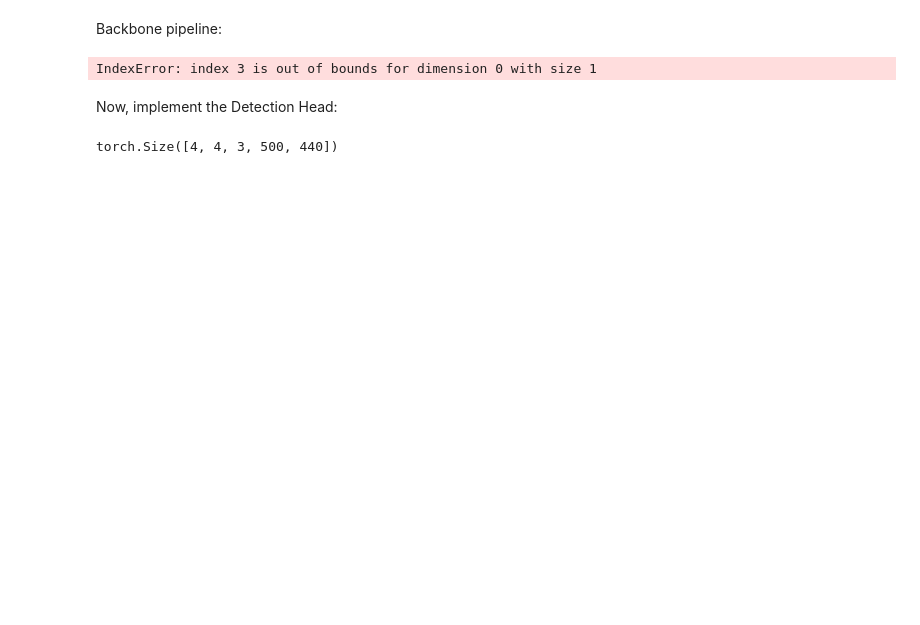
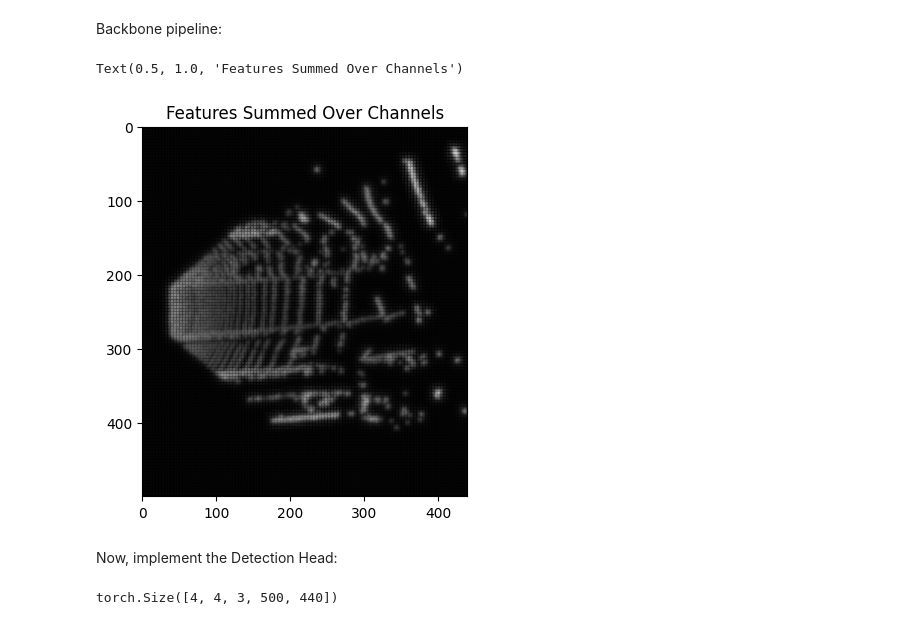
Before and after one commit to YouBotica/PointPillars, a Jupyter notebook: Implementation/PointPillarsNotebook.ipynb, the cells around one changed output. Drawn from its saved outputs; the diff is of its cells as text; code cells hidden in the pictures; blank space fills up the shorter version.

```diff
--- a/Implementation/PointPillarsNotebook.ipynb
+++ b/Implementation/PointPillarsNotebook.ipynb
@@ -189,16 +167,17 @@ Backbone pipeline:
 # %%
 # Forward pass through the backbone:
 
 backbone = BackBone(in_channels=64, out_channels=64, device=device)
-backbone_features = backbone(pseudo_image)
+backbone_features = backbone(pseudo_images)
 
 
 # Sum over channels for the original features
 backbone_raw = torch.sum(backbone_features[3, :, :, :], dim=0).detach().numpy() # FIXME: Hardcoded batch_size
 plt.imshow(backbone_raw, cmap='gray')
 plt.title('Features Summed Over Channels')
 # %% [output]
-IndexError: index 3 is out of bounds for dimension 0 with size 1
+Text(0.5, 1.0, 'Features Summed Over Channels')
+[figure, added]
 # %% [markdown]
 Now, implement the Detection Head:
 # %%
```
Also changed, not shown: parts of 16 cells of this notebook, 4 other files.
